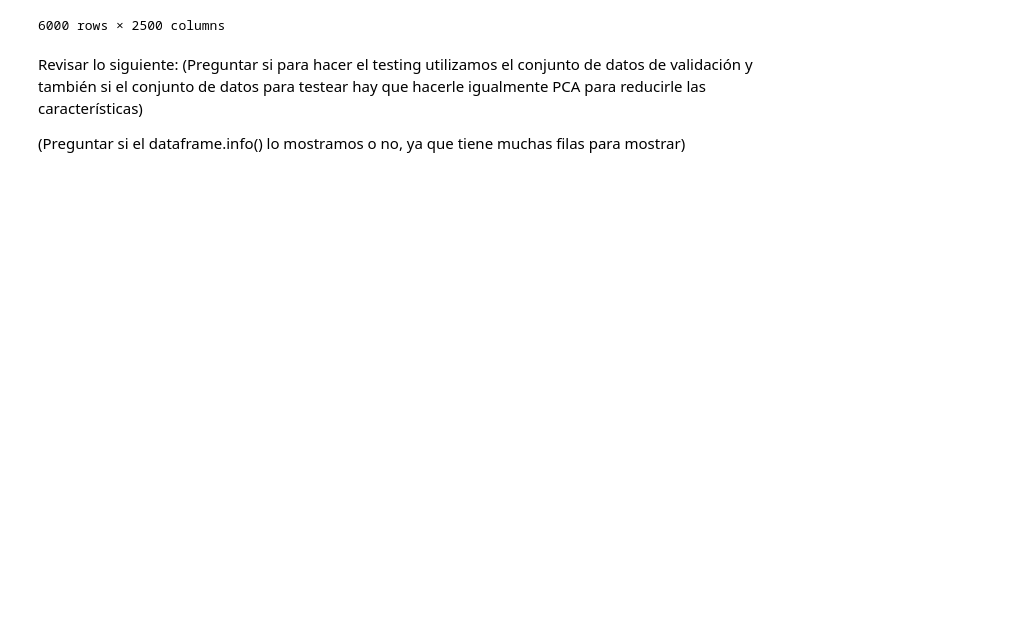
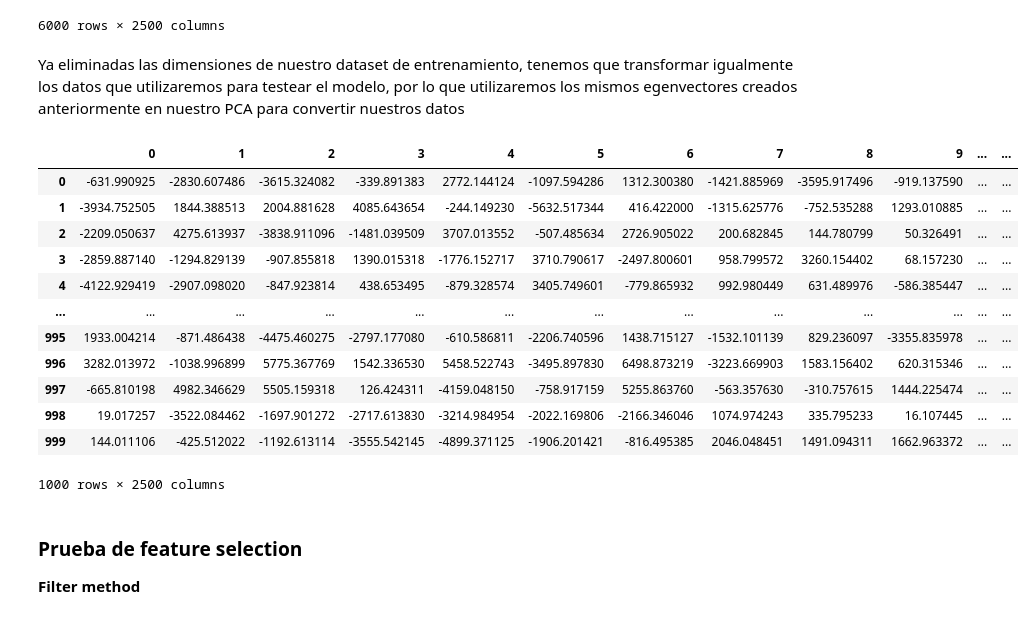
Before and after one commit to DanielJCC/Machine-Learning-3er-Seguimiento, a Jupyter notebook: Gisette_Dataset.ipynb, the cells around one changed output. Drawn from its saved outputs; the diff is of its cells as text; code cells hidden in the pictures; blank space fills up the shorter version.

```diff
--- a/Gisette_Dataset.ipynb
+++ b/Gisette_Dataset.ipynb
@@ -211,12 +218,31 @@ X_train_PCA
 | 5998 | -1065.712792 | -4327.673850 | 2537.088454 | -938.046345 | -330.796766 | -612.323790 | -1430.262026 | -693.794464 | 1026.712826 | -131.405789 | ... | ... |
 | 5999 | -1307.074916 | 5726.631559 | -3408.670798 | -2835.428420 | 3140.664523 | -1121.996251 | -1041.786991 | 2804.383784 | 831.460128 | -522.639567 | ... | ... |
 6000 rows × 2500 columns
-# %% [markdown]
-Revisar lo siguiente: (Preguntar si para hacer el testing utilizamos el conjunto de datos de validación y también si el conjunto de datos para testear hay que hacerle igualmente PCA para reducirle las características)
-
-(Preguntar si el dataframe.info() lo mostramos o no, ya que tiene muchas filas para mostrar)
+# %% [markdown]
+Ya eliminadas las dimensiones de nuestro dataset de entrenamiento, tenemos que transformar igualmente los datos que utilizaremos para testear el modelo, por lo que utilizaremos los mismos egenvectores creados anteriormente en nuestro PCA para convertir nuestros datos
 # %%
 validation_data = gisette_data['validation']['data']
-validation_labels = gisette_data['validation']['labels']
+y_validation = gisette_data['validation']['labels']
+
 X_validation = pd.DataFrame(data=validation_data, columns=['pixel_'+str(i) for i in range(len(validation_data[0]))])
-X_validation['labels'] = validation_labels
+X_validation_PCA = pca.transform(X_validation)
+validation_index = range(0,len(X_validation))
+X_validation_PCA = pd.DataFrame(data=X_validation_PCA, index=validation_index)
+X_validation_PCA
+# %% [output]
+|  | 0 | 1 | 2 | 3 | 4 | 5 | 6 | 7 | 8 | 9 | ... | ... |
+| 0 | -631.990925 | -2830.607486 | -3615.324082 | -339.891383 | 2772.144124 | -1097.594286 | 1312.300380 | -1421.885969 | -3595.917496 | -919.137590 | ... | ... |
+| 1 | -3934.752505 | 1844.388513 | 2004.881628 | 4085.643654 | -244.149230 | -5632.517344 | 416.422000 | -1315.625776 | -752.535288 | 1293.010885 | ... | ... |
+| 2 | -2209.050637 | 4275.613937 | -3838.911096 | -1481.039509 | 3707.013552 | -507.485634 | 2726.905022 | 200.682845 | 144.780799 | 50.326491 | ... | ... |
+| 3 | -2859.887140 | -1294.829139 | -907.855818 | 1390.015318 | -1776.152717 | 3710.790617 | -2497.800601 | 958.799572 | 3260.154402 | 68.157230 | ... | ... |
+| 4 | -4122.929419 | -2907.098020 | -847.923814 | 438.653495 | -879.328574 | 3405.749601 | -779.865932 | 992.980449 | 631.489976 | -586.385447 | ... | ... |
+| ... | ... | ... | ... | ... | ... | ... | ... | ... | ... | ... | ... | ... |
+| 995 | 1933.004214 | -871.486438 | -4475.460275 | -2797.177080 | -610.586811 | -2206.740596 | 1438.715127 | -1532.101139 | 829.236097 | -3355.835978 | ... | ... |
+| 996 | 3282.013972 | -1038.996899 | 5775.367769 | 1542.336530 | 5458.522743 | -3495.897830 | 6498.873219 | -3223.669903 | 1583.156402 | 620.315346 | ... | ... |
+| 997 | -665.810198 | 4982.346629 | 5505.159318 | 126.424311 | -4159.048150 | -758.917159 | 5255.863760 | -563.357630 | -310.757615 | 1444.225474 | ... | ... |
+| 998 | 19.017257 | -3522.084462 | -1697.901272 | -2717.613830 | -3214.984954 | -2022.169806 | -2166.346046 | 1074.974243 | 335.795233 | 16.107445 | ... | ... |
+| 999 | 144.011106 | -425.512022 | -1192.613114 | -3555.542145 | -4899.371125 | -1906.201421 | -816.495385 | 2046.048451 | 1491.094311 | 1662.963372 | ... | ... |
+1000 rows × 2500 columns
+# %% [markdown]
+### Prueba de feature selection
+**Filter method**
```
Also changed, not shown: parts of 13 cells of this notebook.
